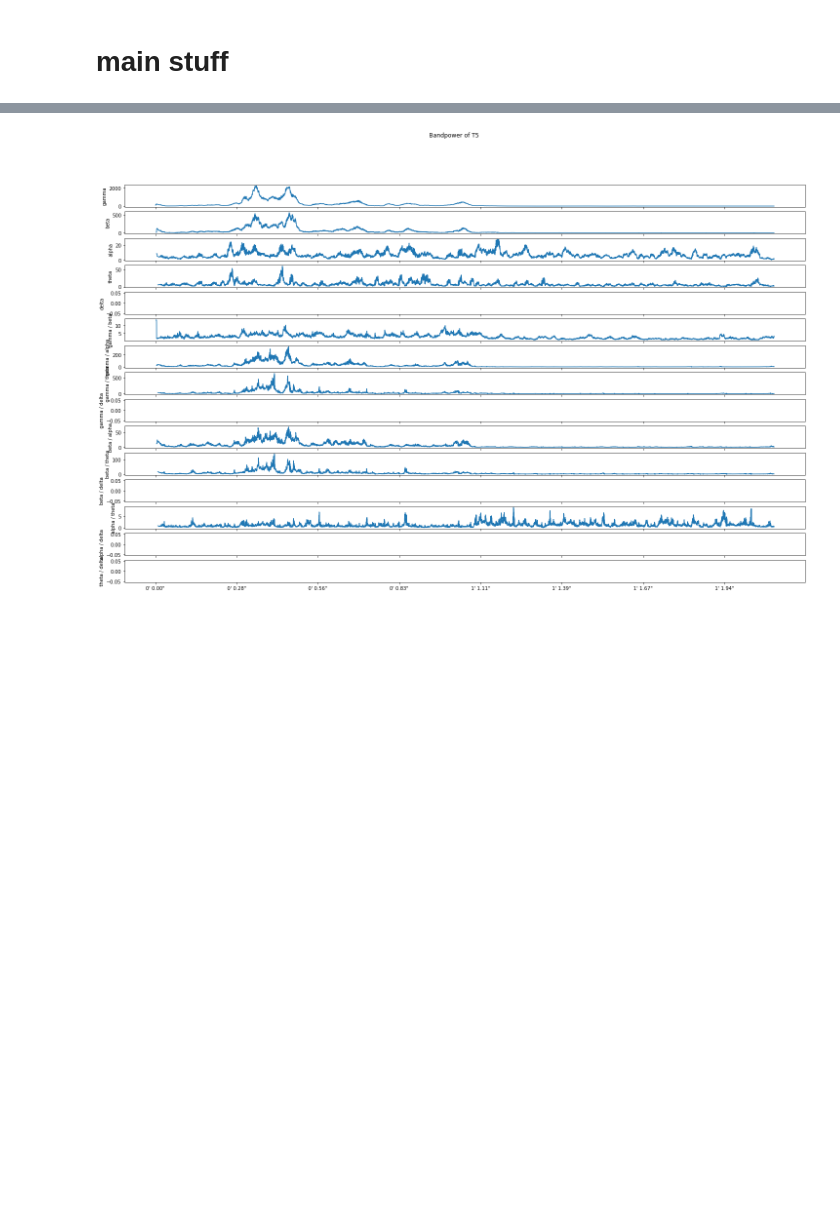
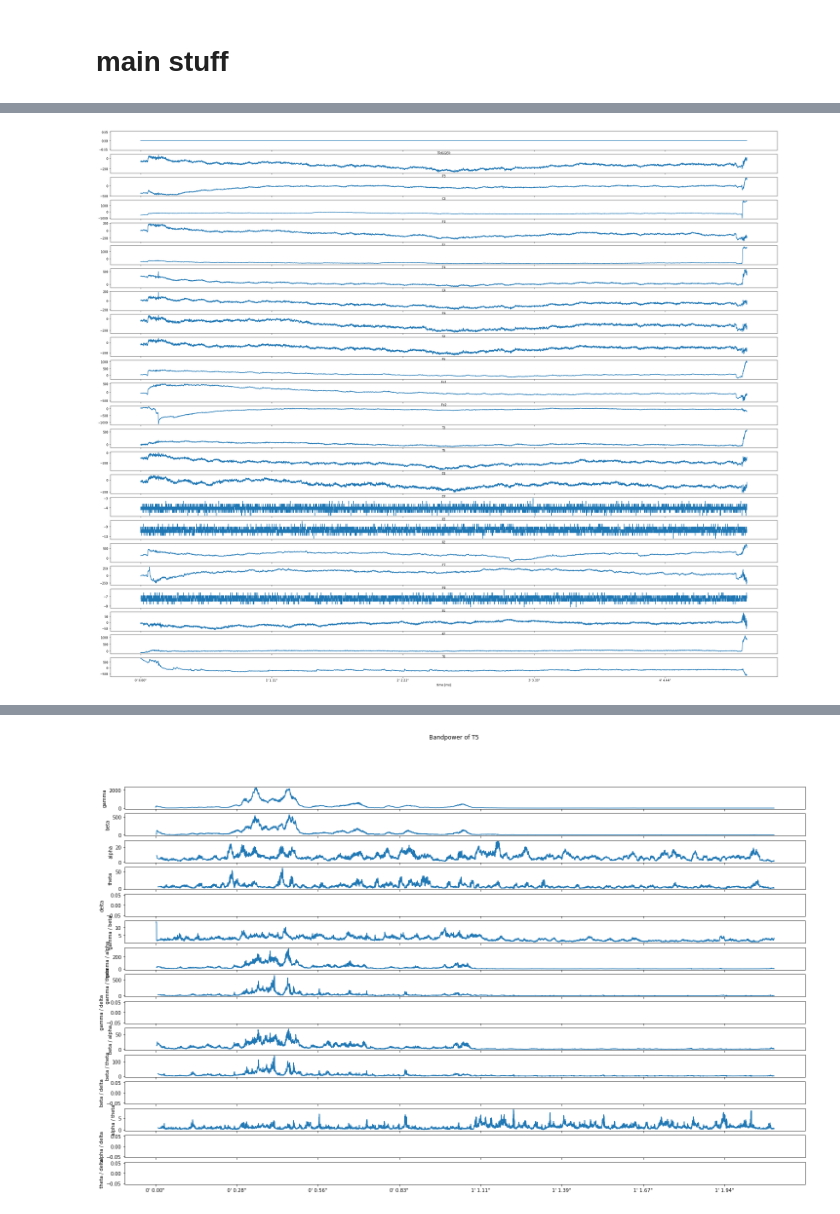
Before and after one commit to samuelsmal/eeg-meditation, a Jupyter notebook: analysis-sam/not-invented-here.ipynb, the cells around one changed output, grey strips where cells are left out. Saved outputs shown, nothing was run; the diff lists cells and outputs as text; code cells hidden in the pictures; blank space fills up the shorter version.

Commit message:
cleans up the code a bit, adds a general plotting helper

```diff
--- a/analysis-sam/not-invented-here.ipynb
+++ b/analysis-sam/not-invented-here.ipynb
@@ -131,13 +230,2 @@ meditation =  pd.read_pickle(f"{cfg['paths']['base']}/{subject_paths['prefix']}/
-# %%
-def load_signal_data(data_type, subject='sam', number=0):
-    subject_paths = get_config_value(cfg, 'paths', 'subjects', subject)
-    data = pd.read_pickle(f"{cfg['paths']['base']}/{subject_paths['prefix']}/offline/{get_config_value(subject_paths, 'recordings', data_type)[0]}-raw.pcl")
-
-    _t = data['timestamps'].reshape(-1)
-    _t -= _t[0]
-
-    return pd.DataFrame(data=data['signals'],
-                              index=pd.TimedeltaIndex(_t, unit='s'),
-                              columns=data['ch_names'])
 # %%
 meditation_pd = load_signal_data('meditation')
@@ -224,0 +252,4 @@ for bn_l, bn_r in combinations(cfg['bands'].keys(), 2):
+# %%
+plot_raw_signal(meditation_pd);
+# %% [output]
+[figure, added]
```
Also changed, not shown: parts of 18 cells of this notebook, 3 other files.
